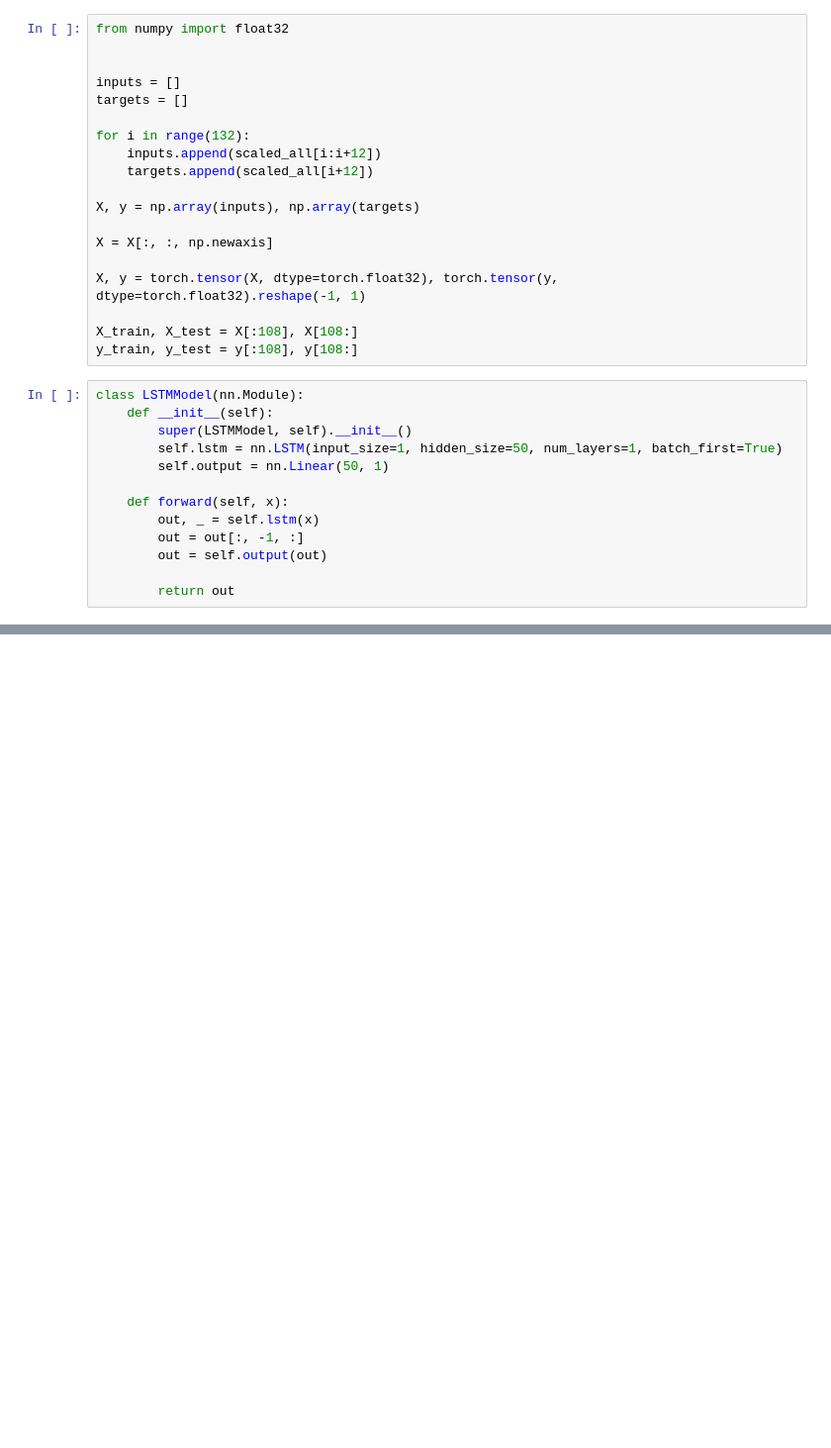
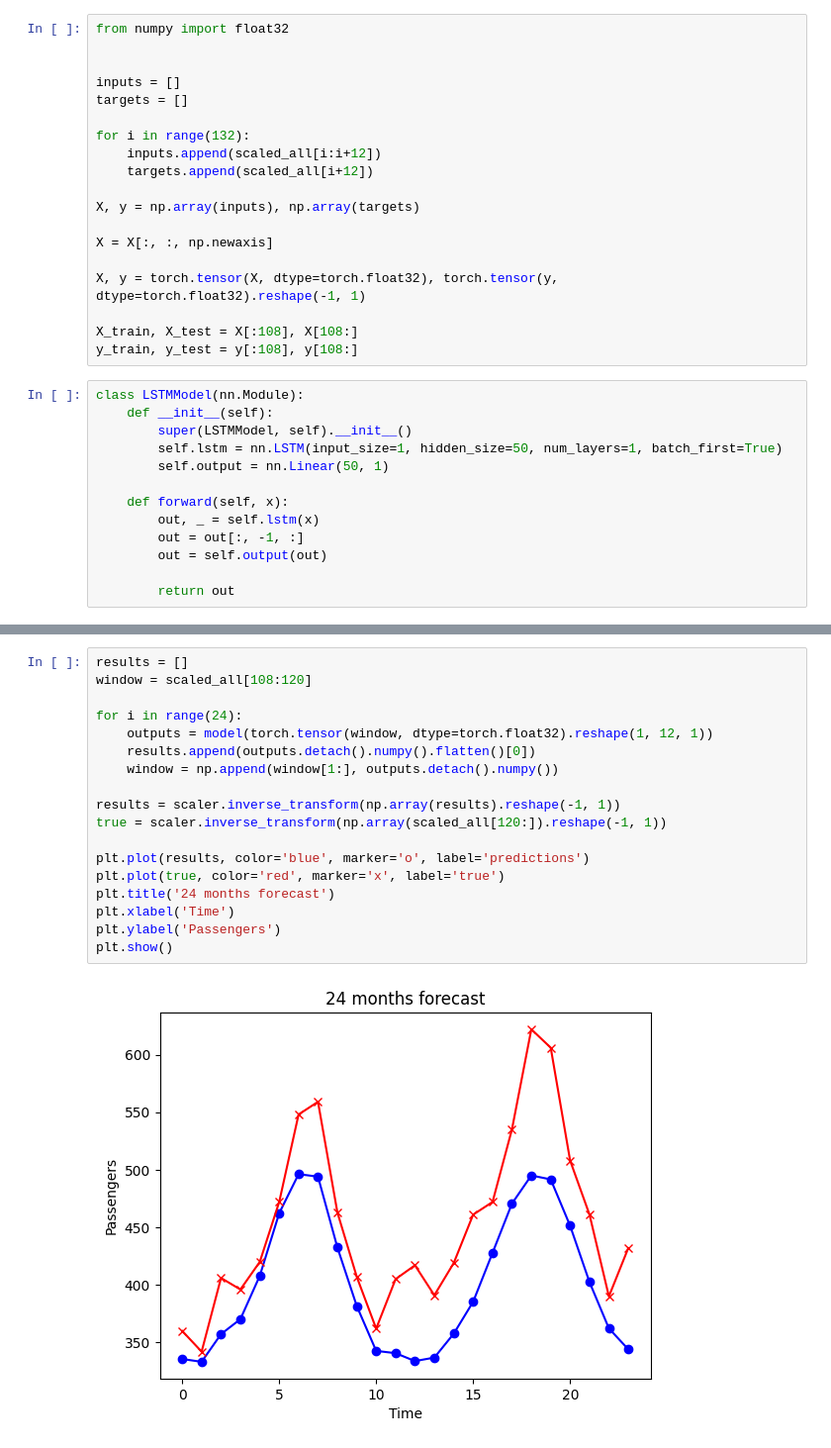
Before and after one commit to kietdoletuan/ai-ml-learning-portfolio, a Jupyter notebook: deep_learning/PyTorch_LSTM_Airline_Passengers/notebook.ipynb, the cells around one changed output, grey strips where cells are left out. Shown at 99% size. Saved outputs shown, nothing was run; the diff lists cells and outputs as text; blank space fills up the shorter version.

```diff
--- a/deep_learning/PyTorch_LSTM_Airline_Passengers/notebook.ipynb
+++ b/deep_learning/PyTorch_LSTM_Airline_Passengers/notebook.ipynb
@@ -88,0 +94,20 @@ print(accuracy)
+# %%
+results = []
+window = scaled_all[108:120]
+
+for i in range(24):
+    outputs = model(torch.tensor(window, dtype=torch.float32).reshape(1, 12, 1))
+    results.append(outputs.detach().numpy().flatten()[0])
+    window = np.append(window[1:], outputs.detach().numpy())
+
+results = scaler.inverse_transform(np.array(results).reshape(-1, 1))
+true = scaler.inverse_transform(np.array(scaled_all[120:]).reshape(-1, 1))
+
+plt.plot(results, color='blue', marker='o', label='predictions')
+plt.plot(true, color='red', marker='x', label='true')
+plt.title('24 months forecast')
+plt.xlabel('Time')
+plt.ylabel('Passengers')
+plt.show()
+# %% [output]
+[figure, added]
```
Also changed, not shown: parts of 1 cell of this notebook, 1 other file.
